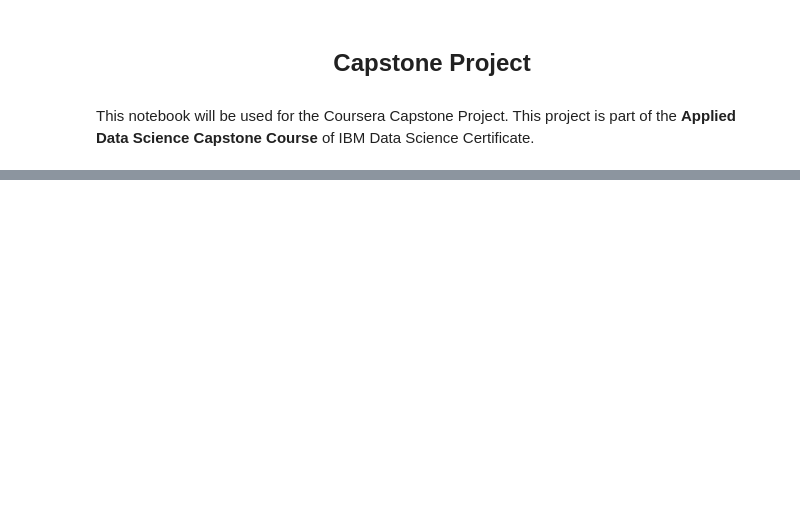
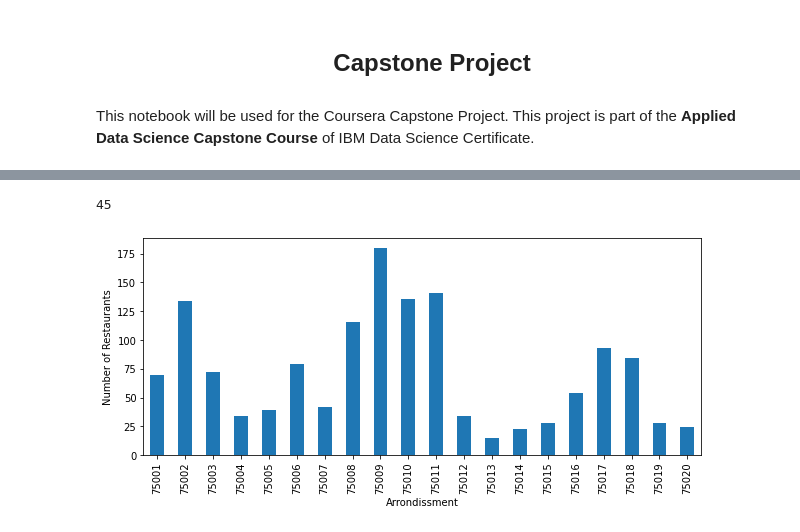
Before and after one commit to Box-01/Coursera_Capstone, a Jupyter notebook: Capstone_Project.ipynb, the cells around one changed output, grey strips where cells are left out. Saved outputs shown, nothing was run; the diff lists cells and outputs as text; code cells hidden in the pictures; blank space fills up the shorter version.

```diff
--- a/Capstone_Project.ipynb
+++ b/Capstone_Project.ipynb
@@ -15,0 +167,3 @@ Hello Capstone Project Course!
+# %%
+month = date.split(' ')[0]
+month
@@ -15,0 +172,3 @@ Hello Capstone Project Course!
+# %%
+year = date.split(' ')[1]
+year
@@ -15,0 +264,27 @@ Hello Capstone Project Course!
+# %%
+# Cleaning/Translation Date
+newtable_restos['OpenMonth'].replace('Janvier','January',inplace = True)
+newtable_restos['OpenMonth'].replace('FÃƒÂ©vrier','February',inplace = True)
+newtable_restos['OpenMonth'].replace('Mars','March',inplace = True)
+newtable_restos['OpenMonth'].replace('Avril','April',inplace = True)
+newtable_restos['OpenMonth'].replace('Mai','May',inplace = True)
+newtable_restos['OpenMonth'].replace('Juin','June',inplace = True)
+newtable_restos['OpenMonth'].replace('Juillet','July',inplace = True)
+newtable_restos['OpenMonth'].replace('AoÃƒÂ»t','August',inplace = True)
+newtable_restos['OpenMonth'].replace('Septembre','September',inplace = True)
+newtable_restos['OpenMonth'].replace('Octobre','October',inplace = True)
+newtable_restos['OpenMonth'].replace('Novembre','November',inplace = True)
+newtable_restos['OpenMonth'].replace('DÃƒÂ©cembre','December',inplace = True)
+
+#Cleaning Arrondissement
+newtable_restos['Arrondissements'].replace('750006','75006',inplace = True)
+newtable_restos['Arrondissements'].replace('750169','75016',inplace = True)
+newtable_restos['Arrondissements'].replace('Paris','75002',inplace = True)
+# %%
+#Cleaning Arrondissement
+newtable_restos['Arrondissements'].replace('750006','75006',inplace = True)
+newtable_restos['Arrondissements'].replace('750169','75016',inplace = True)
+newtable_restos['Arrondissements'].replace('Paris','75002',inplace = True)
+
+#remove space
+newtable_restos['Arrondissements'] = newtable_restos['Arrondissements'].str.strip()
@@ -15,0 +346,17 @@ Hello Capstone Project Course!
+# %%
+newtable_restos['Arrondissements'].nunique()
+# %% [output]
+45
+# %%
+#arrange data for plotting (remove columns and put Arrondissment )
+newtable_grouped = newtable_restos.groupby('Arrondissements').count().filter(like = '75', axis=0)['Street']
+
+# step 2: plot data
+newtable_grouped.plot(kind='bar', figsize=(10, 4))
+
+plt.xlabel('Arrondissment') # add to x-label to the plot
+plt.ylabel('Number of Restaurants') # add y-label to the plot
+
+plt.show()
+# %% [output]
+[figure, added]
```
Also changed, not shown: parts of 164 cells of this notebook.
